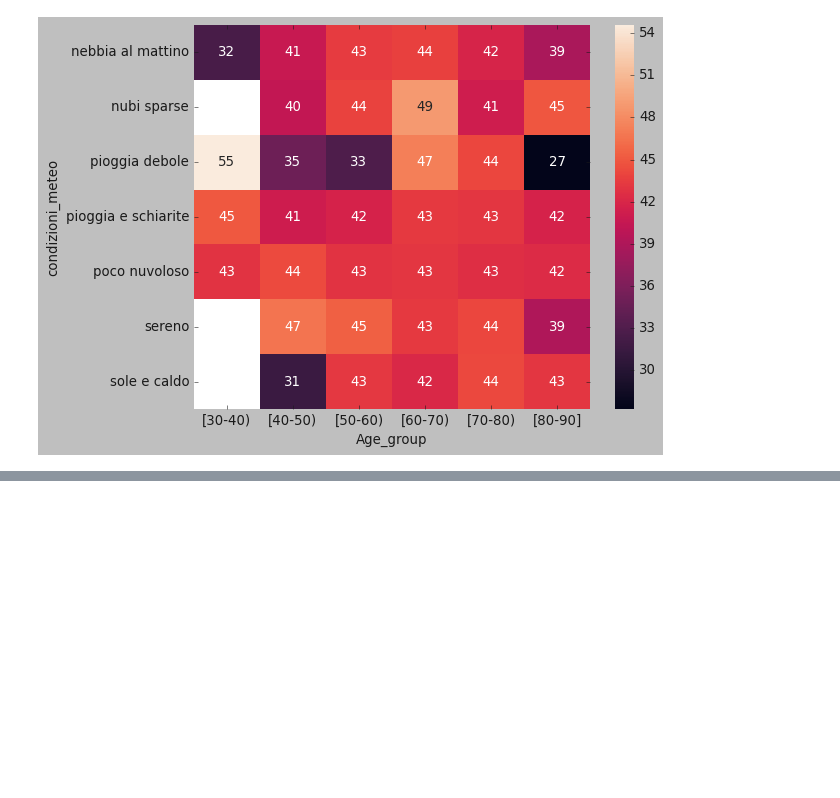
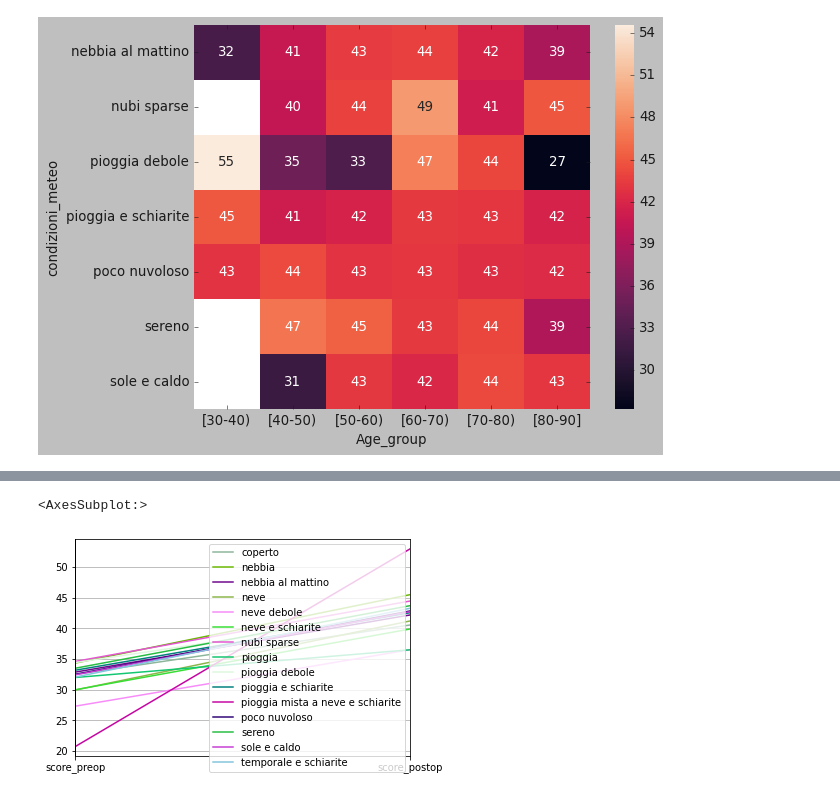
Before and after one commit to giocoal/surgery-PROMs-score-and-weather-conditions-data-visualizations, a Jupyter notebook: Compitino.ipynb, the cells around one changed output, grey strips where cells are left out. Drawn from its saved outputs; the diff is of its cells as text; code cells hidden in the pictures; blank space fills up the shorter version.

```diff
--- a/Compitino.ipynb
+++ b/Compitino.ipynb
@@ -526,0 +529,3 @@ sns.heatmap(temp, annot=True)
+# %%
+means = physical_score_dataset.groupby('condizioni_meteo', as_index=False)['score_preop', 'score_postop'].mean()
+means.head()
@@ -526,0 +539,5 @@ sns.heatmap(temp, annot=True)
+# %%
+pd.plotting.parallel_coordinates(means, 'condizioni_meteo')
+# %% [output]
+<AxesSubplot:>
+[figure, added]
```
Also changed, not shown: parts of 6 cells of this notebook.
